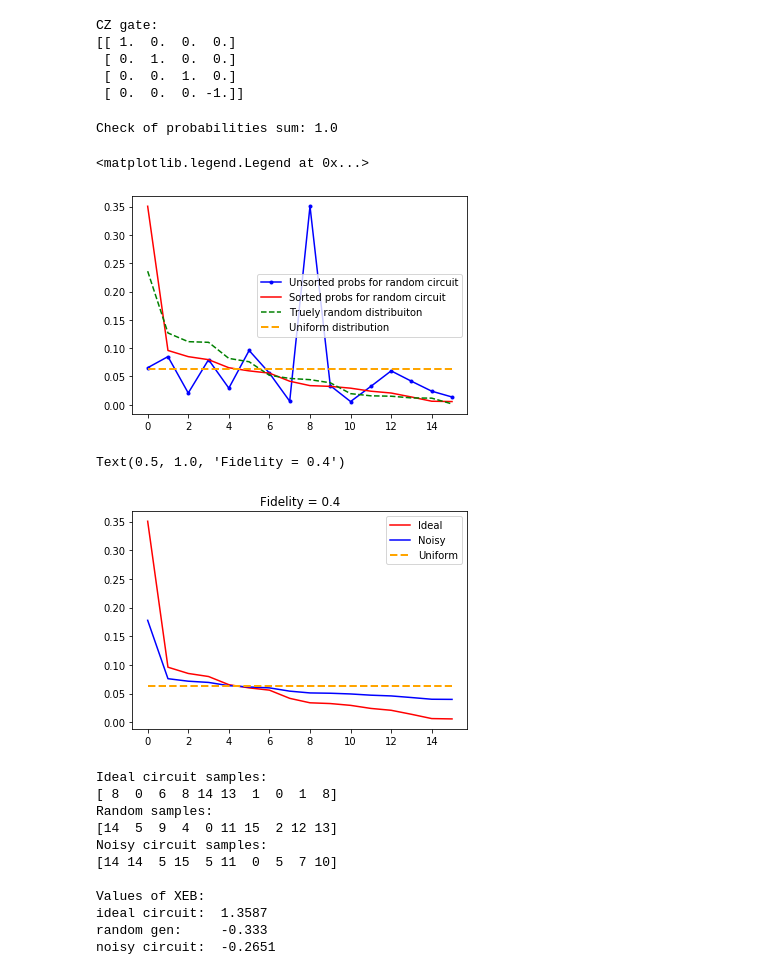
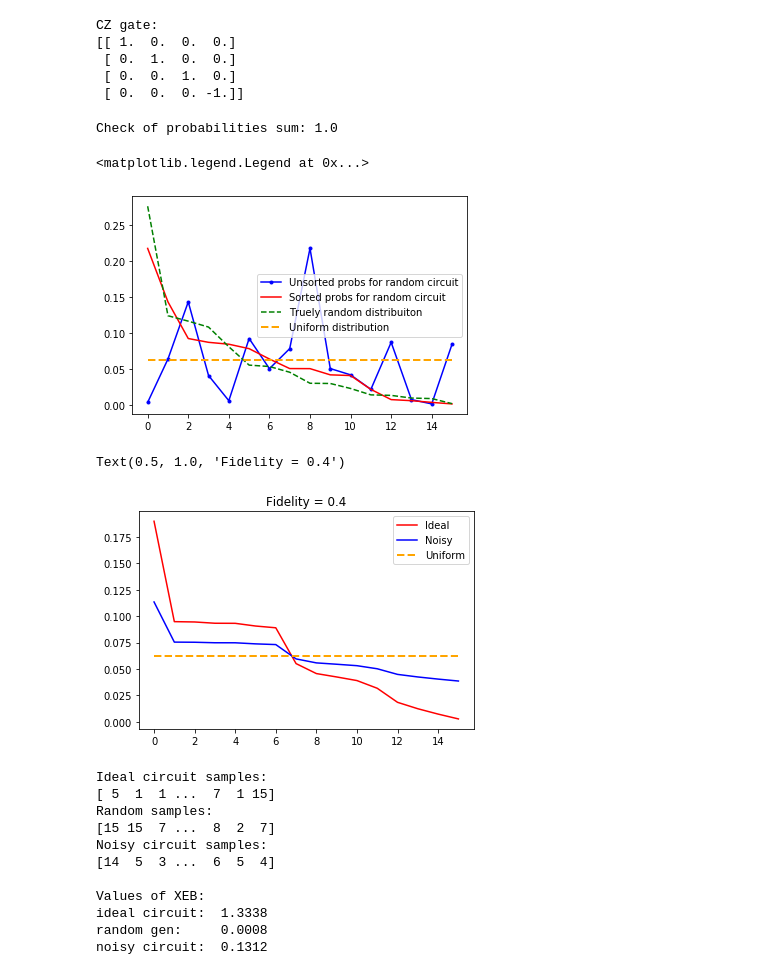
Before and after one commit to EvgeniyKiktenko/RQC-MIPT-q-inf-proc-course, a Jupyter notebook: Python/XEB_playground.ipynb, the cells around one changed output. Saved outputs shown, nothing was run; the diff lists cells and outputs as text; code cells hidden in the pictures.

```diff
--- a/Python/XEB_playground.ipynb
+++ b/Python/XEB_playground.ipynb
@@ -79,34 +79,34 @@ def generate_truely_random_distr(qubits_num):
 # %%
 # Let's compare true random distribution and the one
 # from a random-like circuit
 qubits_num = 4
-layers_num = 20
+layers_num = 40
 
 initial_vec = np.zeros((2 ** qubits_num, 1)); initial_vec[0] = 1
 circuit = random_circuit(qubits_num, layers_num)
 final_vec = circuit @ initial_vec
 
 final_probs = [np.abs(final_vec[i][0]) ** 2
                for i in range(2 ** qubits_num)]
 
 true_random_probs = np.sort(generate_truely_random_distr(qubits_num))
 
 print(f'Check of probabilities sum: {np.sum(final_probs).round(10)}')
 
 _, ax = plt.subplots()
 ax.plot(final_probs, '.-', color = 'blue')
 ax.plot(np.sort(final_probs)[::-1], '-', color = 'red')
 ax.plot(true_random_probs[::-1], '--', color = 'green')
 ax.plot([0,2 ** qubits_num - 1], [1/(2 ** qubits_num),1/(2 ** qubits_num)],
         '--', lw = 2, color = 'orange')
 ax.legend(['Unsorted probs for random circuit',
            'Sorted probs for random circuit',
            'Truely random distribuiton',
            'Uniform distribution'])
 # %% [output]
 Check of probabilities sum: 1.0
 <matplotlib.legend.Legend at 0x...>
-[figure, old version]
+[figure, new version]
 # %%
 def add_noise(probs, fidelity):
     """
@@ -131,7 +131,7 @@ ax.legend(['Ideal', 'Noisy', 'Uniform'])
 ax.set_title(f'Fidelity = {fidelity}')
 # %% [output]
 Text(0.5, 1.0, 'Fidelity = 0.4')
-[figure, old version]
+[figure, new version]
 # %%
 def sample_from_circuit(probs, runs_num, qubits_num):
     """Samples bitstring treated as integers from
@@ -147,8 +147,18 @@ def calculate_XEB(samples_list, probs, qubits_num):
     return 2 ** qubits_num * np.mean(probs_array) - 1
 # %%
 # Let's see how XEB behaves
-runs_num = 10
-fidelity = 0.1
+qubits_num = 4
+layers_num = 40
+
+fidelity = 0.08
+runs_num = 10000
+
+initial_vec = np.zeros((2 ** qubits_num, 1)); initial_vec[0] = 1
+circuit = random_circuit(qubits_num, layers_num)
+final_vec = circuit @ initial_vec
+final_probs = [np.abs(final_vec[i][0]) ** 2
+               for i in range(2 ** qubits_num)]
+
 
 final_probs_with_noise = add_noise(final_probs, fidelity)
 
@@ -176,13 +186,13 @@ print( 'Values of XEB:\n'
       f'noisy circuit:\t{XEB_noisy_circuit.round(4)}')
 # %% [output]
 Ideal circuit samples:
-[ 8  0  6  8 14 13  1  0  1  8]
+[ 5  1  1 ...  7  1 15]
 Random samples:
-[14  5  9  4  0 11 15  2 12 13]
+[15 15  7 ...  8  2  7]
 Noisy circuit samples:
-[14 14  5 15  5 11  0  5  7 10]
+[14  5  3 ...  6  5  4]
 
 Values of XEB:
-ideal circuit:  1.3587
-random gen:     -0.333
-noisy circuit:  -0.2651
+ideal circuit:  1.3338
+random gen:     0.0008
+noisy circuit:  0.1312
```
